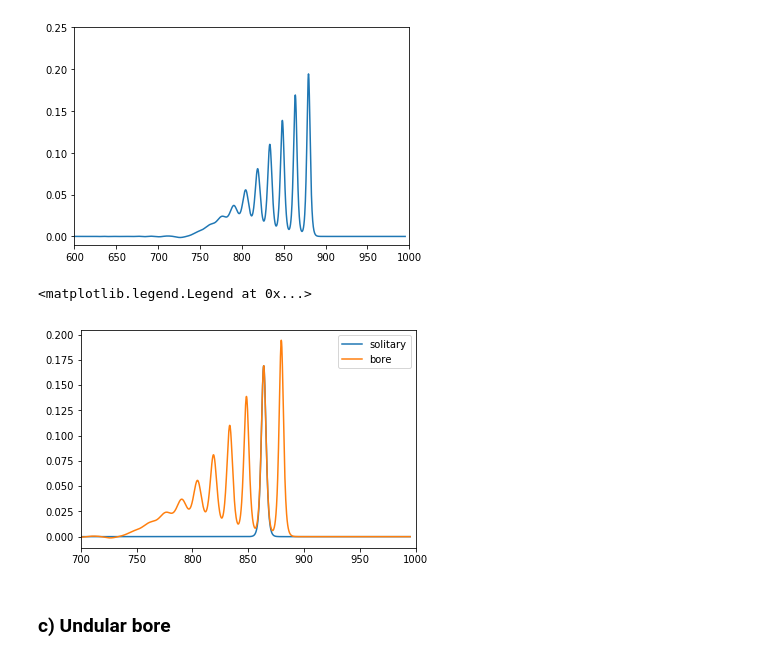
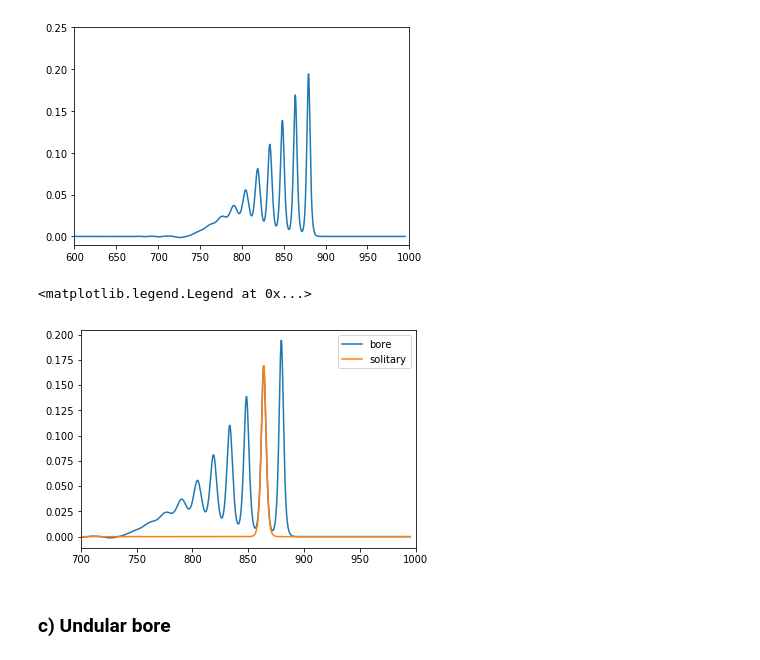
Before and after one commit to Reyna-RT/MEK9320, a Jupyter notebook: Second Assignment results.ipynb, the cells around one changed output. Saved outputs shown, nothing was run; the diff lists cells and outputs as text; code cells hidden in the pictures.

```diff
--- a/Second Assignment results.ipynb
+++ b/Second Assignment results.ipynb
@@ -605,22 +625,22 @@ plt.ylim(-0.01,0.25)
 (-0.01, 0.25)
 [figure]
 # %%
-x0 = max(b[1][3400:3500])
-crest = list(b[1]).index(x0)
+crest = max(b[1][3400:3500])
+x0 = list(b[1]).index(crest)
 # %%
-alpha = x0
+alpha = crest
 
 def sech2(x):
     return 1/(np.cosh(x))**2
 
-argum = 0.5*np.sqrt(3*alpha)*(b[0]-b[0][crest])
+argum = 0.5*np.sqrt(3*alpha)*(b[0]-b[0][x0])
 ola = alpha*sech2(argum)
+plt.plot(b[0],b[1], label='bore' )
 plt.plot(b[0],ola, label='solitary')
-plt.plot(b[0],b[1], label='bore' )
 plt.xlim(700,1000)
 plt.legend()
 # %% [output]
 <matplotlib.legend.Legend at 0x...>
-[figure, old version]
+[figure, new version]
 # %% [markdown]
 ### c) Undular bore
```
Also changed, not shown: parts of 5 cells of this notebook.
